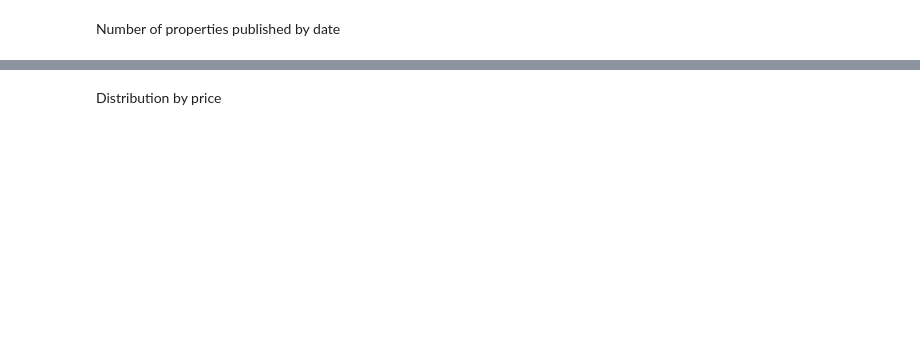
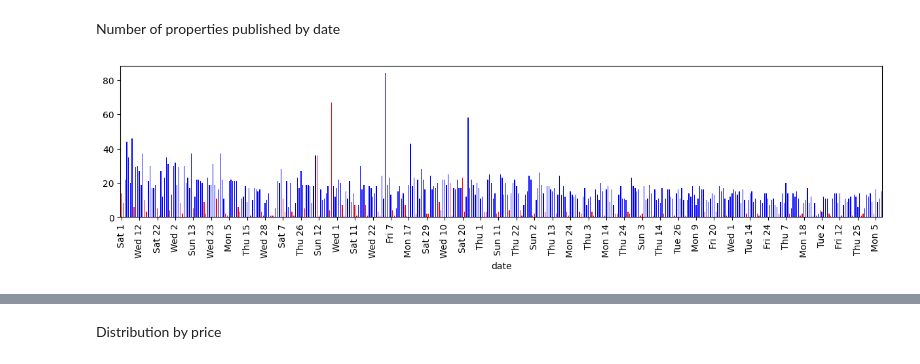
Before and after one commit to ManuelJua/analysis_right_to_move_data, a Jupyter notebook: analysis/analysis.ipynb, the cells around one changed output, grey strips where cells are left out. Cells and saved outputs as stored; diff of their text form; code cells hidden in the pictures; blank space fills up the shorter version.

```diff
--- a/analysis/analysis.ipynb
+++ b/analysis/analysis.ipynb
@@ -85,28 +122,30 @@ Number of properties published by date
 # %%
 prop_per_date=df['date'].value_counts().sort_index()[1:]
 week=['Mon','Tue','Wed','Thu','Fri','Sat','Sun']
 
 #This eliminates some outliers due to periods when there was no data extraction
 prop_per_date=prop_per_date[prop_per_date<100]
 
 #Creates a dictionary with days of the week instead of dates
 change_index=(
     #Dictionary comprehension to change dates to weekdays
     {str(pd.to_datetime(date).date())
     :str(week[pd.to_datetime(date).weekday()])+' '+str(pd.to_datetime(date).day)
  for date in prop_per_date.index}
 )
 #Define 'red' for weekend days and 'blue' for weekdays as colorbar
 bar_colors=['r' if ('Sat' in day or 'Sun' in day)
 else 'b' for day in change_index.values()]
 
 (
 prop_per_date
 .rename(index=change_index)
 .plot(kind='bar',figsize=(15,3),color=bar_colors)
 )
-plt.xticks(np.arange(0,len(prop_per_date),20))
+plt.xticks(np.arange(0,len(prop_per_date),10))
 plt.show()
+# %% [output]
+[figure, added]
 # %%
 #Filtering days with high number of properties due to previous missing files
 prop_per_date[prop_per_date<50].sort_index().rolling(30).mean().plot()
```
Also changed, not shown: parts of 22 cells of this notebook, 4 other files.
